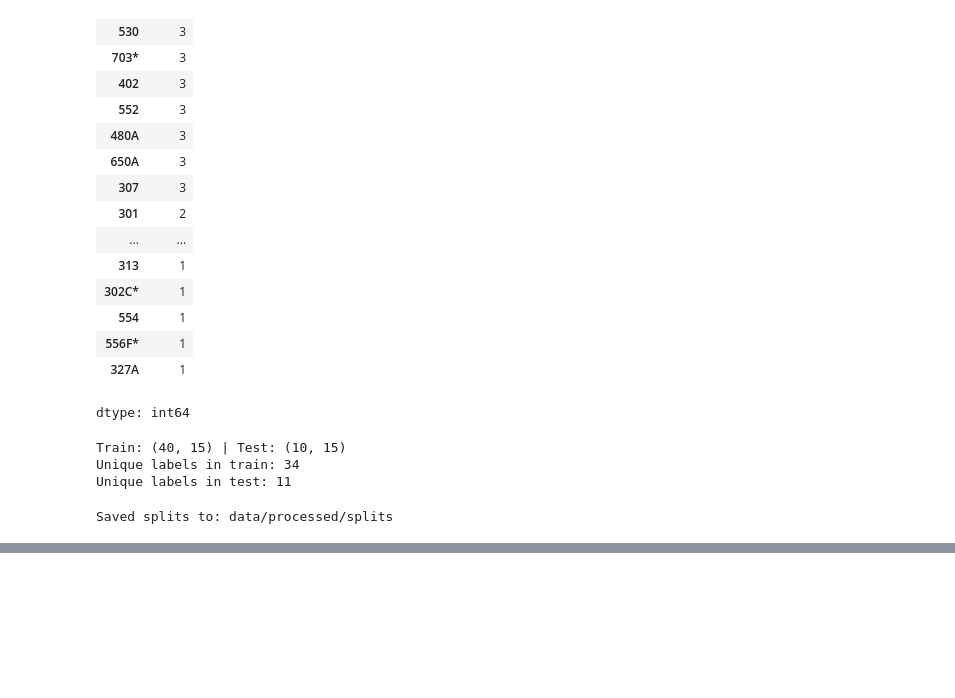
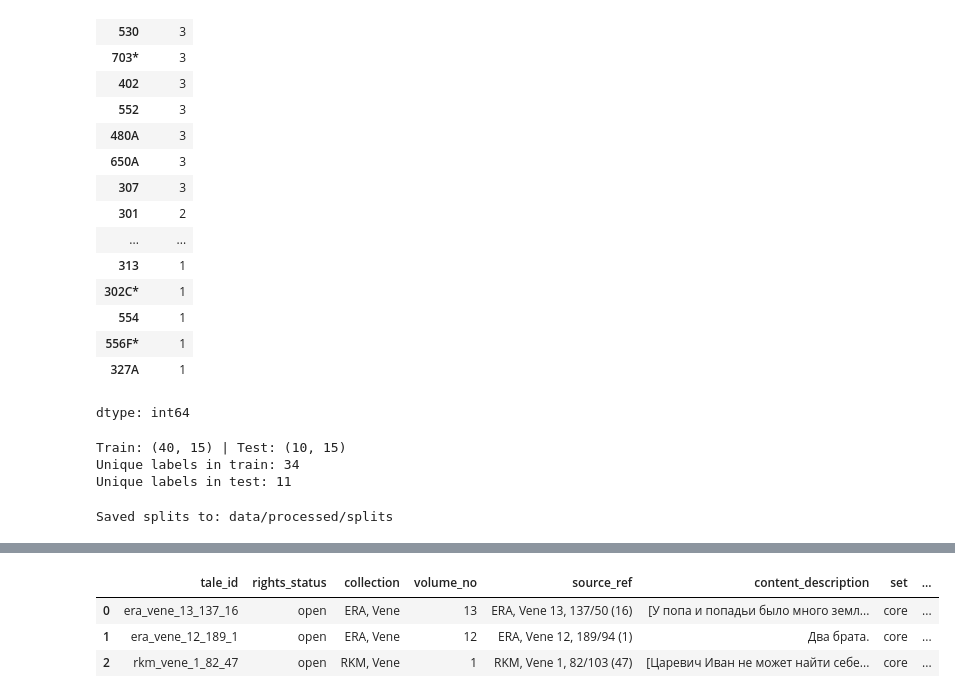
Before and after one commit to eugeniavd/magic_tagger, a Jupyter notebook: notebooks/06_classificator_training.ipynb, the cells around one changed output, grey strips where cells are left out. Drawn from its saved outputs; the diff is of its cells as text; code cells hidden in the pictures; blank space fills up the shorter version.

```diff
--- a/notebooks/06_classificator_training.ipynb
+++ b/notebooks/06_classificator_training.ipynb
@@ -108,0 +211,82 @@ Saved splits to: data/processed/splits
+# %%
+import json
+import ast
+import numpy as np
+import pandas as pd
+
+def ensure_list(x):
+    """labels должны быть list[str]. Если вдруг строка — распарсим."""
+    if isinstance(x, list):
+        return [str(t).strip() for t in x if str(t).strip()]
+    if pd.isna(x):
+        return []
+    s = str(x).strip()
+    if not s:
+        return []
+    # пробуем json
+    try:
+        v = json.loads(s)
+        if isinstance(v, list):
+            return [str(t).strip() for t in v if str(t).strip()]
+        return [str(v).strip()]
+    except Exception:
+        pass
+    # пробуем python literal
+    try:
+        v = ast.literal_eval(s)
+        if isinstance(v, list):
+            return [str(t).strip() for t in v if str(t).strip()]
+    except Exception:
+        pass
+    # fallback: csv-like
+    return [t.strip() for t in s.split(",") if t.strip()]
+
+def prepare_audit_df(df: pd.DataFrame) -> pd.DataFrame:
+    df = df.copy()
+
+    # строки
+    for col in ["tale_id", "rights_status", "content_description", "set", "sampling_version",
+                "collection", "source_ref", "txt_path", "text_raw", "summary_norm", "text_norm", "atu_labels_json"]:
+        if col in df.columns:
+            df[col] = df[col].fillna("").astype(str)
+
+    # числа
+    for col in ["type_count", "volume_no"]:
+        if col in df.columns:
+            df[col] = pd.to_numeric(df[col], errors="coerce").fillna(0).astype(int)
+
+    # labels
+    if "labels" in df.columns:
+        df["labels"] = df["labels"].apply(ensure_list)
+    elif "atu_labels_json" in df.columns:
+        df["labels"] = df["atu_labels_json"].apply(ensure_list)
+    else:
+        raise ValueError("No labels column found (labels / atu_labels_json).")
+
+    # sanity
+    df["text_norm"] = df.get("text_norm", "").fillna("").astype(str)
+    df["summary_norm"] = df.get("summary_norm", "").fillna("").astype(str)
+
+    # удалим явные пустые строки по id
+    df = df[df["tale_id"].str.strip().ne("")].copy()
+
+    return df
+
+audit_cols = [
+    "tale_id",
+    "rights_status", "collection", "volume_no", "source_ref",
+    "content_description", "set", "sampling_version", "type_count",
+    "atu_labels_json", "labels",
+    "txt_path", "text_raw",
+    "summary_norm", "text_norm",
+] + [c for c in train_df.columns if c.startswith("noise__")]
+
+df_train_audit = prepare_audit_df(train_df)
+
+# оставим только те колонки, которые реально есть
+audit_cols_existing = [c for c in audit_cols if c in df_train_audit.columns]
+df_train_audit = df_train_audit[audit_cols_existing].copy()
+
+print("Audit DF:", df_train_audit.shape)
+display(df_train_audit.head(3))
+# %% [output]
@@ -108,0 +294,4 @@ Saved splits to: data/processed/splits
+|  | tale_id | rights_status | collection | volume_no | source_ref | content_description | set | ... |
+| 0 | era_vene_13_137_16 | open | ERA, Vene | 13 | ERA, Vene 13, 137/50 (16) | [У попа и попадьи было много земл... | core | ... |
+| 1 | era_vene_12_189_1 | open | ERA, Vene | 12 | ERA, Vene 12, 189/94 (1) | Два брата. | core | ... |
+| 2 | rkm_vene_1_82_47 | open | RKM, Vene | 1 | RKM, Vene 1, 82/103 (47) | [Царевич Иван не может найти себе... | core | ... |
```
Also changed, not shown: parts of 44 cells of this notebook.
